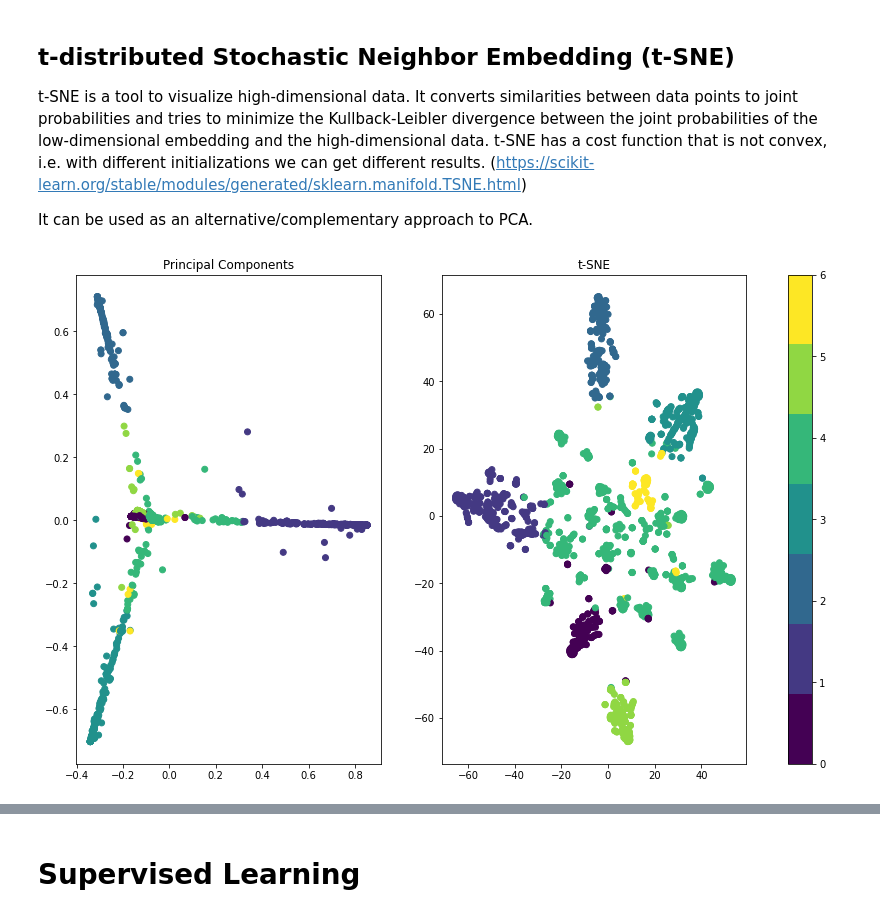
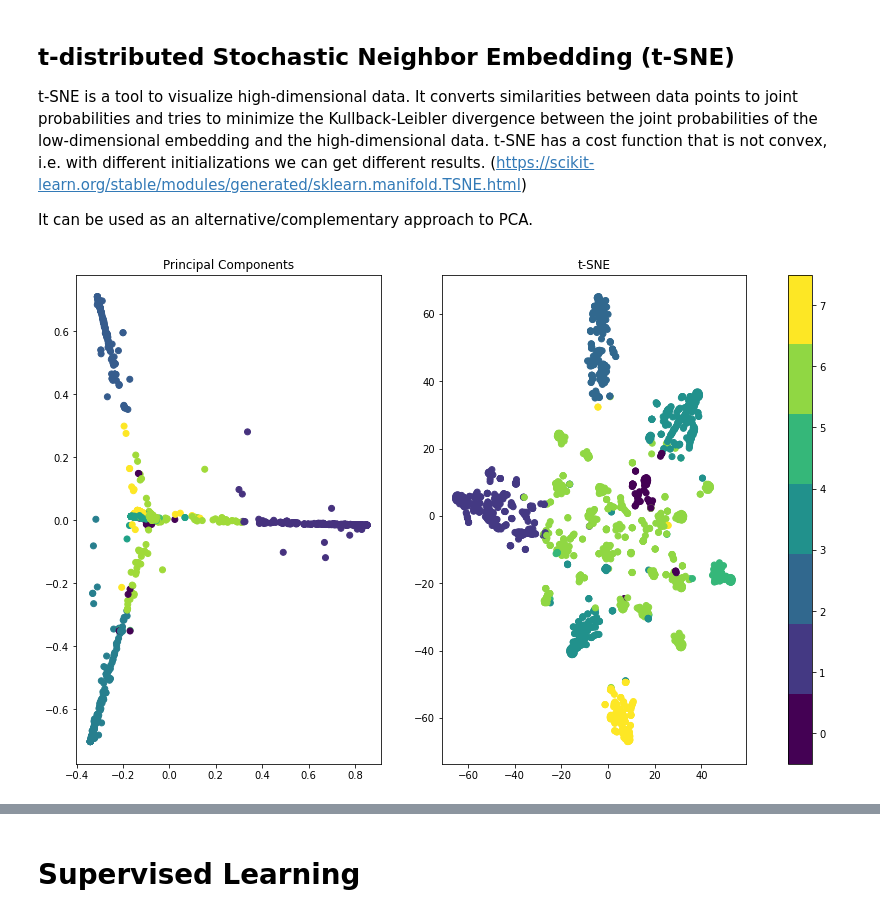
Before and after one commit to lcmd-epfl/BDML4Chem, a Jupyter notebook: 2_chemical_example.ipynb, the cells around one changed output, grey strips where cells are left out. Drawn from its saved outputs; the diff is of its cells as text; code cells hidden in the pictures.

```diff
--- a/2_chemical_example.ipynb
+++ b/2_chemical_example.ipynb
@@ -164,6 +150,6 @@ plt.plot(range(1, len(k_ellbow) + 1), np.gradient(k_ellbow), 'k');
 # %%
 #Lets use K-Means Cluster prediction for 7 clusters
-cluster = KMeans(n_clusters=7)
+cluster = KMeans(n_clusters=8)
 cluster.fit(composition)
 cluster_predictions = cluster.predict(composition)
 # %% [markdown]
@@ -185,12 +171,13 @@ reducer_02 = tsne.fit_transform(composition)
 # %%
 fig, axs = plt.subplots(1,2,figsize=(15,9))
 axs[0].set_title('Principal Components')
 axs[1].set_title('t-SNE')
-plot1 = axs[0].scatter(reducer_01[:,0], reducer_01[:,1], c=cluster_predictions, cmap=plt.cm.get_cmap('viridis',7))
-plot2 = axs[1].scatter(reducer_02[:,0], reducer_02[:,1], c=cluster_predictions, cmap=plt.cm.get_cmap('viridis',7))
+plot1 = axs[0].scatter(reducer_01[:,0], reducer_01[:,1], c=cluster_predictions, cmap=plt.cm.get_cmap('viridis',8))
+plot2 = axs[1].scatter(reducer_02[:,0], reducer_02[:,1], c=cluster_predictions,
+                       cmap=plt.cm.get_cmap('viridis',7), vmin=-0.5, vmax=7.5)
 fig.colorbar(plot2, ax=axs);
 # %% [output]
-[figure, old version]
+[figure, new version]
 # %%
 #Coloring of the original composition by the cluster number
 
```
Also changed, not shown: parts of 188 cells of this notebook, 6 other files.
